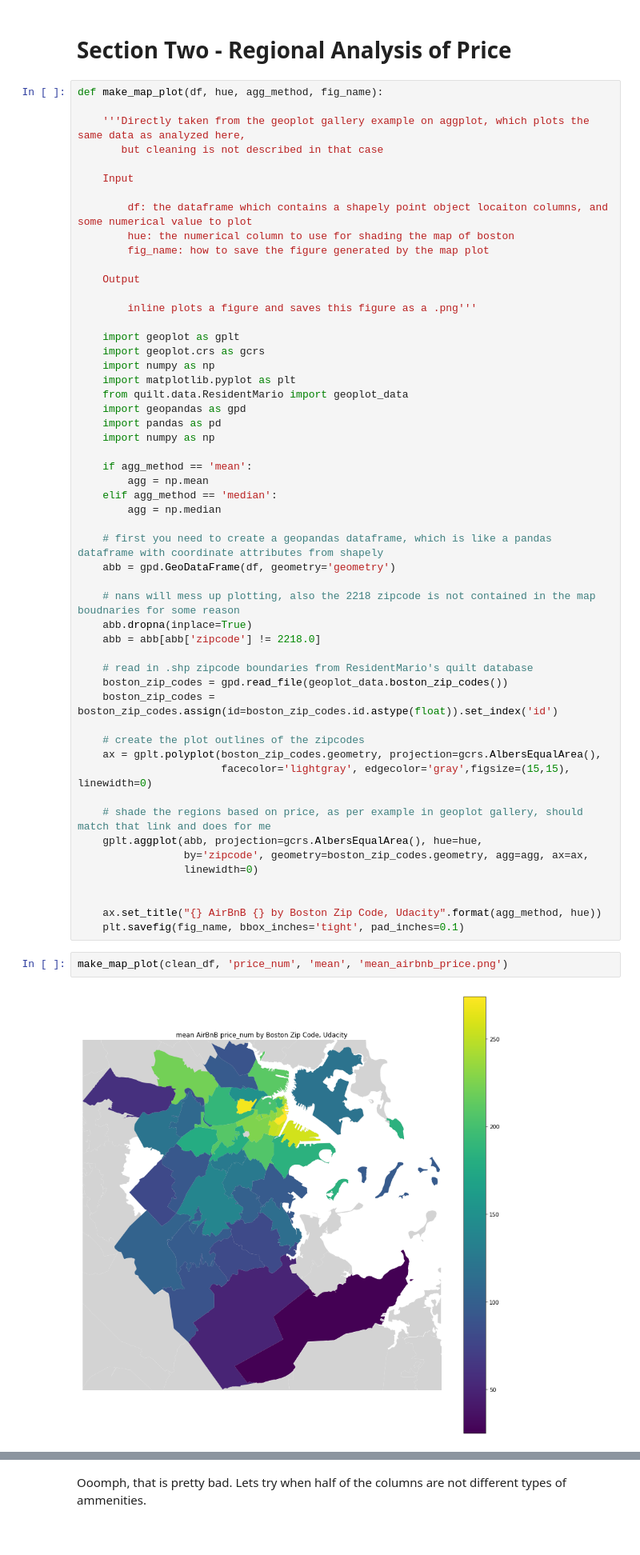
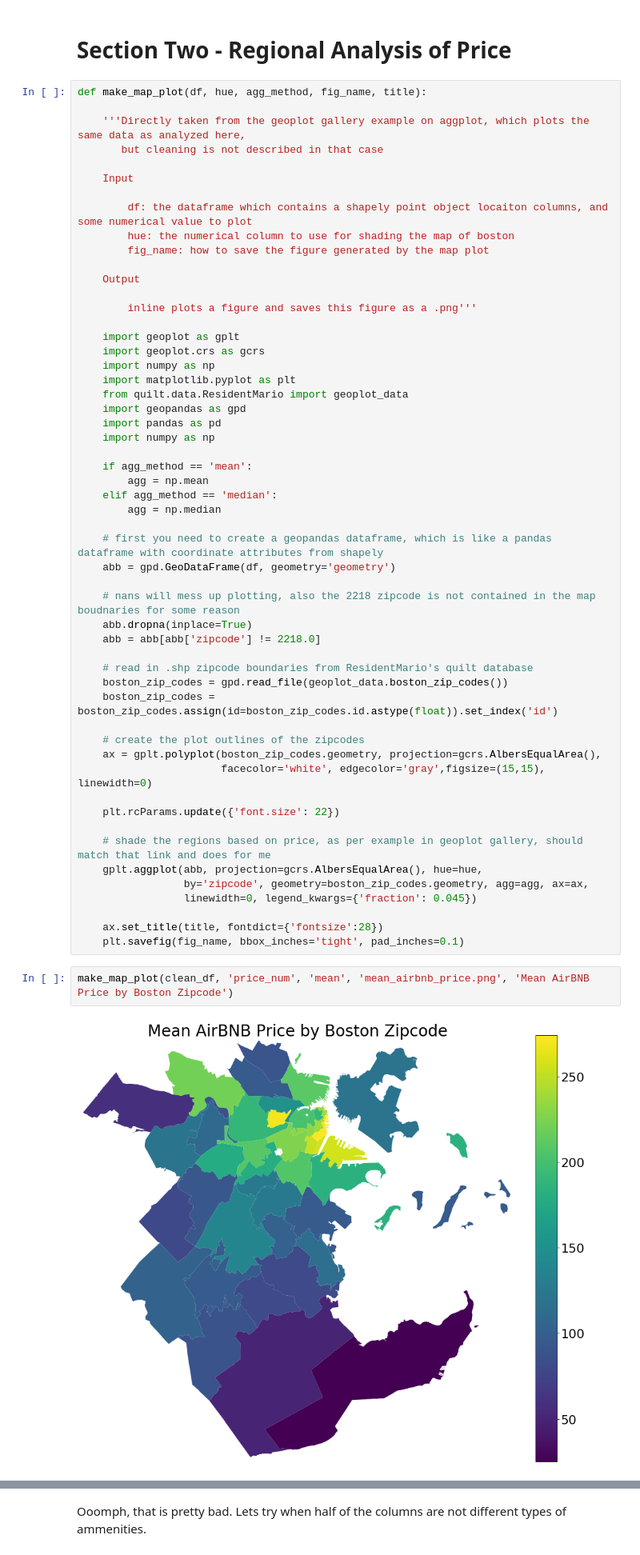
Before and after one commit to jeremysmith244/datascientist_project1_bostonairbnb, a Jupyter notebook: datascientist_project1_blogpost.ipynb, the cells around one changed output, grey strips where cells are left out. Shown at 80% size. Drawn from its saved outputs; the diff is of its cells as text.

Commit message:
Cleaned up graphs

```diff
--- a/datascientist_project1_blogpost.ipynb
+++ b/datascientist_project1_blogpost.ipynb
@@ -190,7 +190,7 @@ Also note the difference in size of the data with ammenities dummied, versus wit
 # %% [markdown]
 # Section Two - Regional Analysis of Price
 # %%
-def make_map_plot(df, hue, agg_method, fig_name):
+def make_map_plot(df, hue, agg_method, fig_name, title):
 
     '''Directly taken from the geoplot gallery example on aggplot, which plots the same data as analyzed here,
        but cleaning is not described in that case
@@ -232,20 +232,21 @@ def make_map_plot(df, hue, agg_method, fig_name):
 
     # create the plot outlines of the zipcodes
     ax = gplt.polyplot(boston_zip_codes.geometry, projection=gcrs.AlbersEqualArea(),
-                       facecolor='lightgray', edgecolor='gray',figsize=(15,15), linewidth=0)
+                       facecolor='white', edgecolor='gray',figsize=(15,15), linewidth=0)
+
+    plt.rcParams.update({'font.size': 22})
 
     # shade the regions based on price, as per example in geoplot gallery, should match that link and does for me
     gplt.aggplot(abb, projection=gcrs.AlbersEqualArea(), hue=hue,
                  by='zipcode', geometry=boston_zip_codes.geometry, agg=agg, ax=ax,
-                 linewidth=0)
+                 linewidth=0, legend_kwargs={'fraction': 0.045})
 
-
-    ax.set_title("{} AirBnB {} by Boston Zip Code, Udacity".format(agg_method, hue))
+    ax.set_title(title, fontdict={'fontsize':28})
     plt.savefig(fig_name, bbox_inches='tight', pad_inches=0.1)
 # %%
-make_map_plot(clean_df, 'price_num', 'mean', 'mean_airbnb_price.png')
+make_map_plot(clean_df, 'price_num', 'mean', 'mean_airbnb_price.png', 'Mean AirBNB Price by Boston Zipcode')
 # %% [output]
-[figure, old version]
+[figure, new version]
 # %% [markdown]
 Isn't this an awesome plot!!! Hats off to ResidentMario, I love geopandas for making maps. I am going to follow up this post with one look at housing price variations over time in California, stay tuned.
 
```
Also changed, not shown: parts of 9 cells of this notebook, 8 other files.
